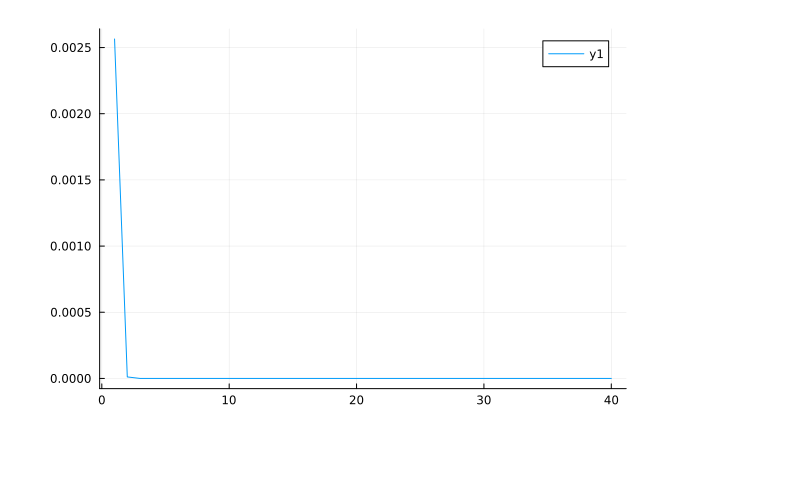
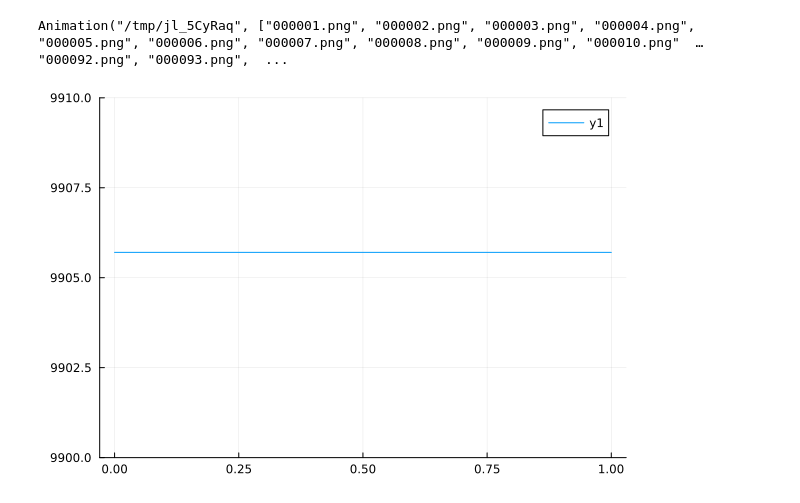
Before and after one commit to pabloemontes/Conformal-3D, a Jupyter notebook: TandA-calculations.ipynb, the cells around one changed output. Saved outputs shown, nothing was run; the diff lists cells and outputs as text; code cells hidden in the pictures; blank space fills up the shorter version.

```diff
--- a/TandA-calculations.ipynb
+++ b/TandA-calculations.ipynb
@@ -297,34 +293,0 @@ c2abs! (generic function with 1 method)
-# %%
-
-println("Starting Dissipative Run...")
-
-dx = Lx/N
-dt = dx*0.1
-
-#=
-jldopen(filename, "w") do file
-    tf = 1
-    filenamelist = [string(:wenoz), "chichon", "euler"]
-=#
-tf = 50.0
-
-create_initial_data(test_sol, par_inidat)
-println("initialized.")
-
-
-prob = ODEProblem(evolution!,test_sol,(0.0,tf),(N, M, par_inv, par_ev));
-println("Starting to solve...")
-    #solmp5 = solve(prob,SSPRK33(),dt=dt,saveat=0.01*tf);
-sol = solve(prob,SSPRK33(),dt=dt,saveat=0.01*tf);
-#=
-    println("Solved")
-    file_name = ""
-    for element in filenamelist
-        file_name = file_name*"/"*element
-    end
-    file[file_name] = sol
-    #file["x_array"] = x
-    file["dx"] = dx
-    file["dt"] = dt
-end
-=#
@@ -423,4 +293,0 @@ end
-# %%
-plot(residual_vec)
-# %% [output]
-[figure, removed]
@@ -428,0 +294,15 @@ plot(residual_vec)
+# %%
+anim = @animate for u in sol.u
+    plot(u[:,23,23,1], ylims = (0,0.5))
+end
+# %% [output]
+Animation("/tmp/jl_5CyRaq", ["000001.png", "000002.png", "000003.png", "000004.png", "000005.png", "000006.png", "000007.png", "000008.png", "000009.png", "000010.png"  …  "000092.png", "000093.png",  ...
+# %%
+plt = plot()
+intlist = []
+for t in sol.t
+    append!(intlist, sum(sol(t)[:,:,:,1]))
+end
+plot(sol.t, intlist, ylims = (9.9E3, 9.91E3))
+# %% [output]
+[figure, added]
```
Also changed, not shown: parts of 68 cells of this notebook, 2 other files.
